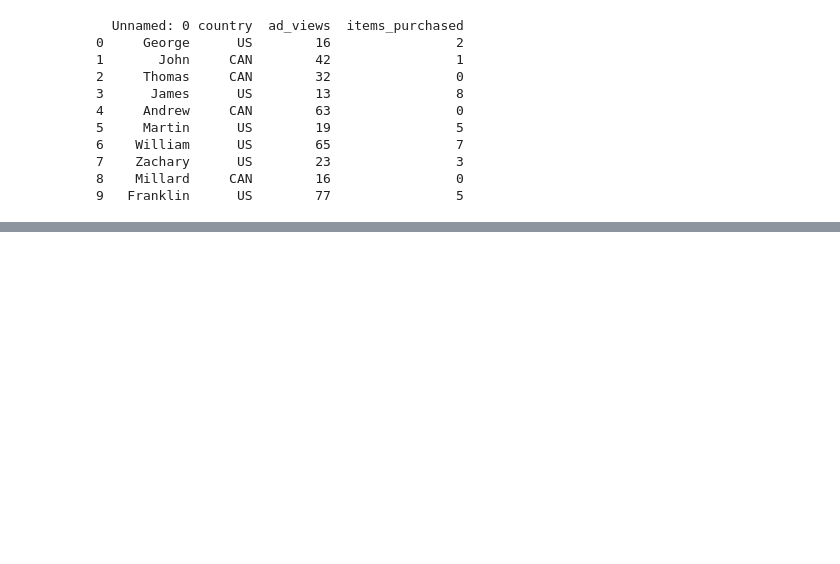
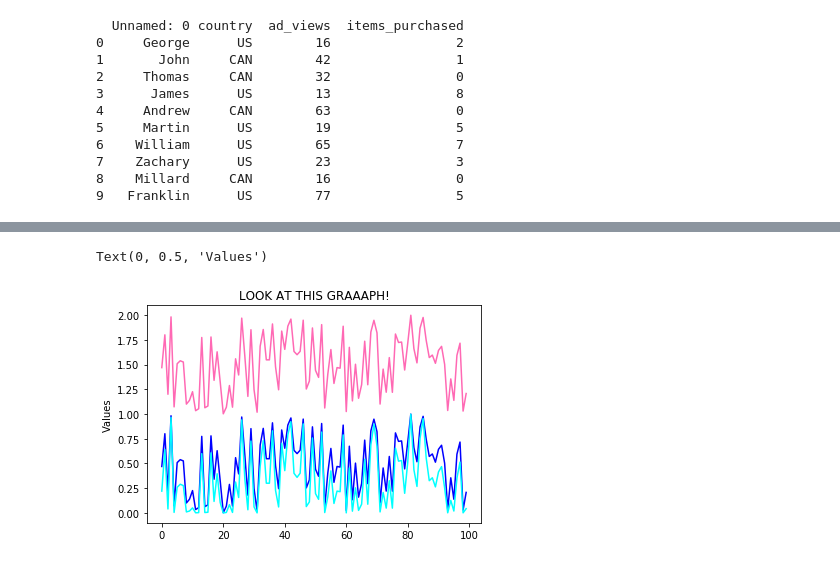
Before and after one commit to LyssaP/SharingCode, a Jupyter notebook: File Loading-checkpoint.ipynb, the cells around one changed output, grey strips where cells are left out. Drawn from its saved outputs; the diff is of its cells as text; code cells hidden in the pictures; blank space fills up the shorter version.

```diff
--- a/File Loading-checkpoint.ipynb
+++ b/File Loading-checkpoint.ipynb
@@ -52,0 +108,16 @@ print(purchases_two)
+# %%
+np.random.seed(1221)
+df = pd.DataFrame()
+df['rand'] = np.random.rand(100)
+df['rand_sqr'] = df['rand']**2
+df['rand_shift'] = df['rand']+1
+df['counts_sqr'] = df.index**2
+df['counts_sqrt'] = np.sqrt(df.index)
+plt.plot(df['rand'],color='blue')
+plt.plot(df['rand_sqr'], color='cyan')
+plt.plot(df['rand_shift'], color='hotpink')
+plt.title('LOOK AT THIS GRAAAPH!')
+plt.ylabel('Values')
+# %% [output]
+Text(0, 0.5, 'Values')
+[figure, added]
```
Also changed, not shown: parts of 6 cells of this notebook.
